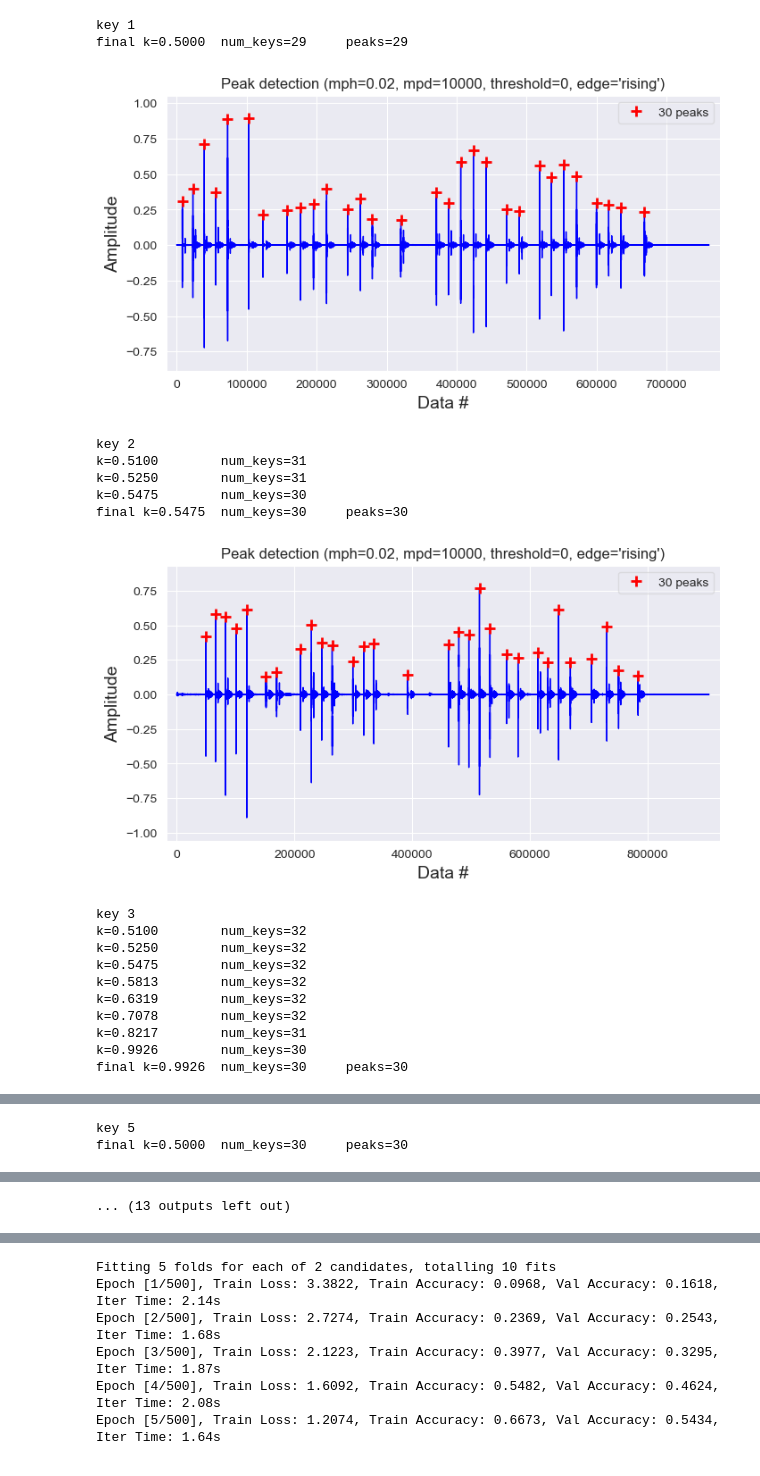
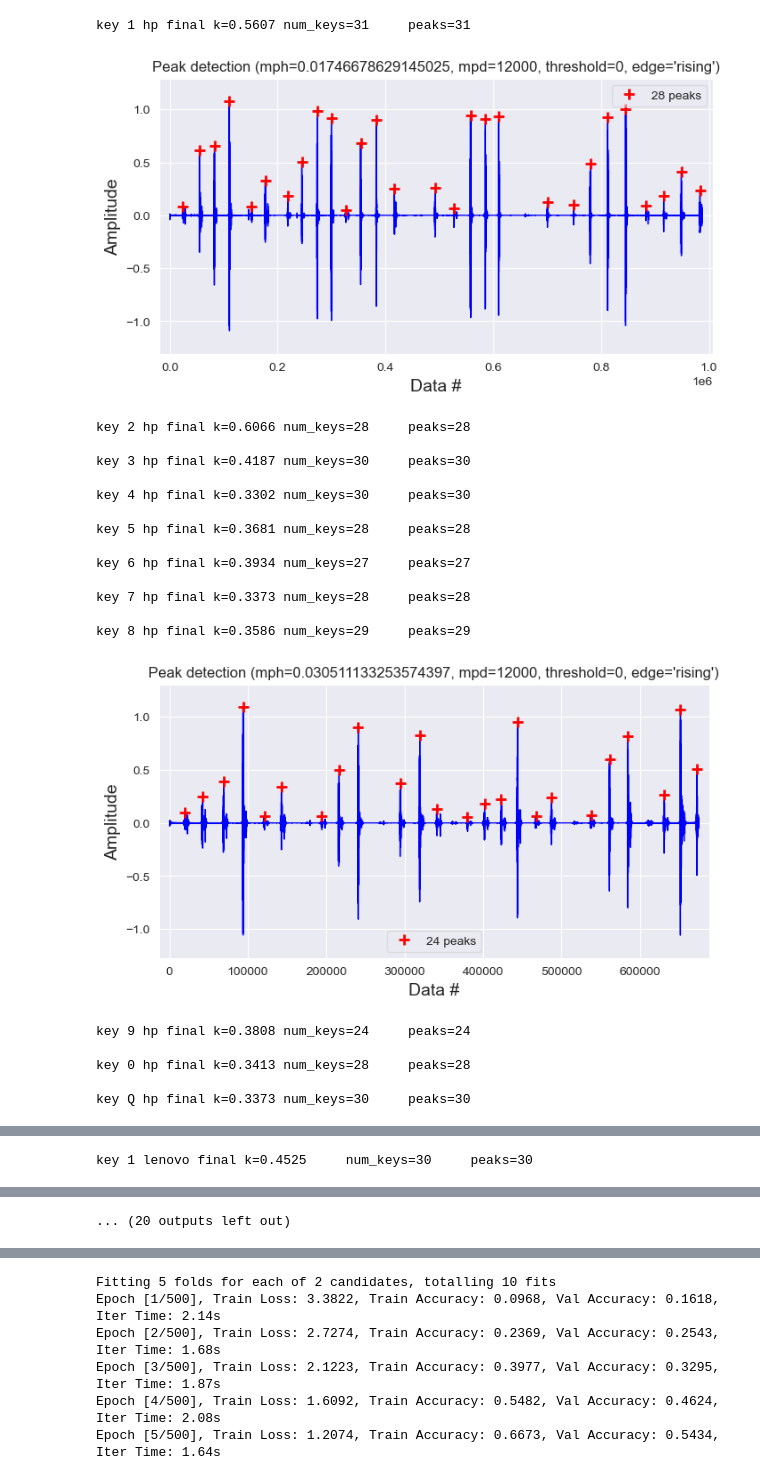
Before and after one commit to blondiedies/Binary-class, a Jupyter notebook: ClassificationCNN/FromScratch.ipynb, the cells around one changed output, grey strips where cells are left out. Saved outputs shown, nothing was run; the diff lists cells and outputs as text; code cells hidden in the pictures.

```diff
--- a/ClassificationCNN/FromScratch.ipynb
+++ b/ClassificationCNN/FromScratch.ipynb
@@ -149,7 +150,10 @@ def find_key_presses(waveform, res, waveform_threshold, waveform_max, threshold_
             if len(res) == old_n:
                 break
 
-    avg_loudness = overall_loudness / len_ovr_loudness
+    if len_ovr_loudness > 0:
+        avg_loudness = overall_loudness / len_ovr_loudness
+    else:
+        avg_loudness = 0
 
     return {'waveform_threshold': waveform_threshold,
             'waveform_max': waveform_max,
@@ -279,10 +242,17 @@ avg dBFS: -44.726
 KeyboardInterrupt:
 # %%
 from detecta import detect_peaks
+import scipy.signal as signal
 
-def count_peaks(samples, key_length=14400):
-    final_samples = pyln.normalize.peak(samples, -1)
-    indexes = detect_peaks(final_samples[key_length: -key_length], show=True, mpd=key_length, mph=0.02)
+def count_peaks(samples, key_length=14400, show=True):
+    samples = nr.reduce_noise(samples, sr=44100)
+    # meter = pyln.Meter(44100)  # Create BS.1770 meter
+    # loudness = meter.integrated_loudness(samples)
+    # target_loudness = -25.0
+    # samples = pyln.normalize.loudness(samples, loudness, target_loudness
+    threshold = np.percentile(samples, 97.8)
+    final_samples = pyln.normalize.peak(samples, 0.75)
+    indexes = detect_peaks(final_samples[key_length: -key_length], show=show, mpd=key_length, mph=threshold)
     return len(indexes)
 
 def isolator_new(file_path, sr, key_length=14400, k=0.15):
@@ -360,6 +335,6 @@ def create_dataset(keys, initial_k, key_length=8820):
 # currently used keys
 curr_keys = list('1234567890QWERTYUIOPASDFGHJKLZXCVBNM')
 curr_keys.append("space")
-curr_dataset = create_dataset(curr_keys, initial_k=0.5, key_length=10000)
+curr_dataset = create_dataset(curr_keys, initial_k=0.5, key_length=12000)
 print(curr_dataset)
 # %% [output]
@@ -367,19 +342,21 @@ print(curr_dataset)
-key 1
-final k=0.5000  num_keys=29     peaks=29
+key 1 hp final k=0.5607 num_keys=31     peaks=31
-[figure, old version]
+[figure, new version]
-key 2
-k=0.5100        num_keys=31
-k=0.5250        num_keys=31
-k=0.5475        num_keys=30
-final k=0.5475  num_keys=30     peaks=30
+key 2 hp final k=0.6066 num_keys=28     peaks=28
+
+key 3 hp final k=0.4187 num_keys=30     peaks=30
+
+key 4 hp final k=0.3302 num_keys=30     peaks=30
+
+key 5 hp final k=0.3681 num_keys=28     peaks=28
+
+key 6 hp final k=0.3934 num_keys=27     peaks=27
+
+key 7 hp final k=0.3373 num_keys=28     peaks=28
+
+key 8 hp final k=0.3586 num_keys=29     peaks=29
-[figure, old version]
+[figure, new version]
-key 3
-k=0.5100        num_keys=32
-k=0.5250        num_keys=32
-k=0.5475        num_keys=32
-k=0.5813        num_keys=32
-k=0.6319        num_keys=32
-k=0.7078        num_keys=32
-k=0.8217        num_keys=31
-k=0.9926        num_keys=30
-final k=0.9926  num_keys=30     peaks=30
+key 9 hp final k=0.3808 num_keys=24     peaks=24
+
+key 0 hp final k=0.3413 num_keys=28     peaks=28
+
+key Q hp final k=0.3373 num_keys=30     peaks=30
@@ -398,2 +382 @@ final k=0.9926  num_keys=30     peaks=30
-key 5
-final k=0.5000  num_keys=30     peaks=30
+key 1 lenovo final k=0.4525     num_keys=30     peaks=30
@@ -411,4 +397,4 @@ final k=0.9926  num_keys=30     peaks=30
-... (13 outputs left out)
+... (20 outputs left out)
 # %%
 # Read curr_dataset back from the file
 # Write curr_dataset to a file to avoid running this shit over & over again
```
Also changed, not shown: parts of 18 cells of this notebook.
